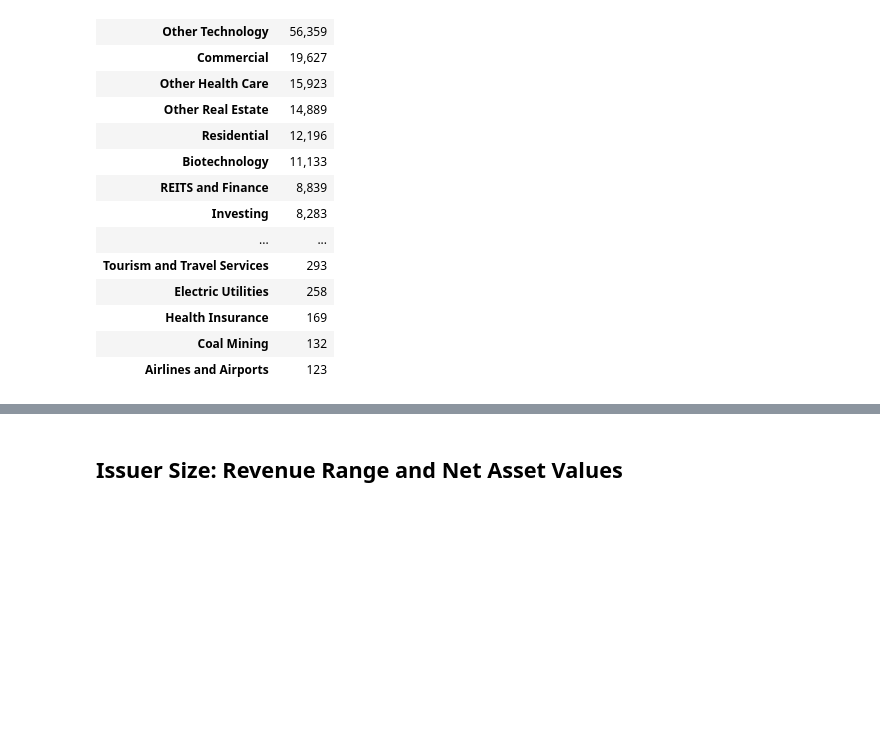
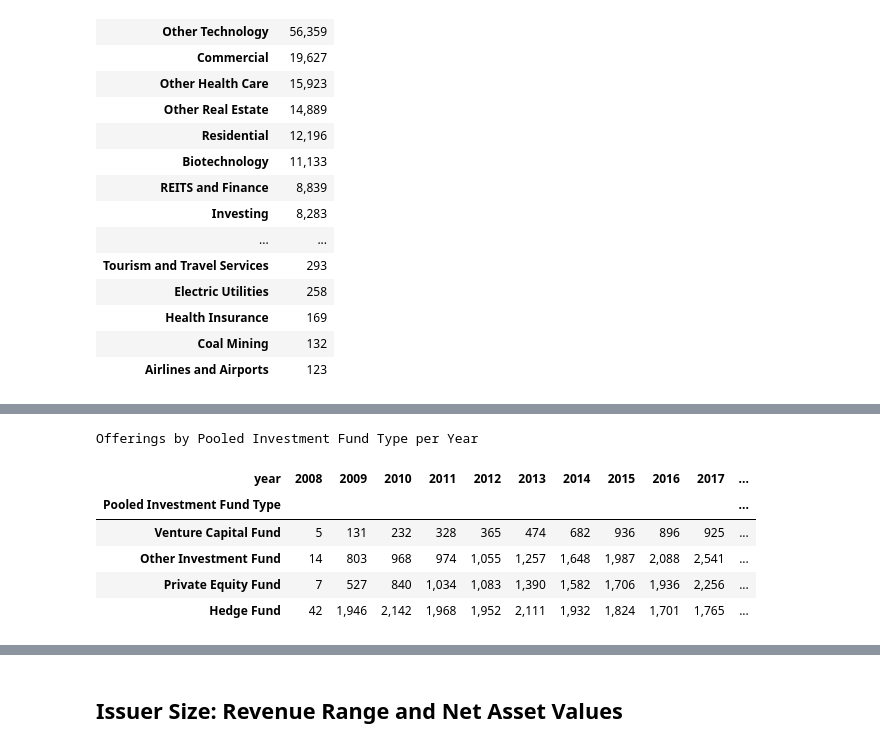
Before and after one commit to SEC-API-io/sec-api-cookbook, a Jupyter notebook: notebooks/form-d/form-d-tutorial-website.ipynb, the cells around one changed output, grey strips where cells are left out. Cells and saved outputs as stored; diff of their text form; code cells hidden in the pictures; blank space fills up the shorter version.

```diff
--- a/notebooks/form-d/form-d-tutorial-website.ipynb
+++ b/notebooks/form-d/form-d-tutorial-website.ipynb
@@ -657,0 +728,16 @@ industryGroupType
+# %%
+form_d_pooledInvestmentFunds = form_d[
+    form_d["offeringData.industryGroup.industryGroupType"] == "Pooled Investment Fund"
+]
+pooledFundTypes = (
+    form_d_pooledInvestmentFunds[
+        "offeringData.industryGroup.investmentFundInfo.investmentFundType"
+    ]
+    .value_counts()
+    .to_frame()
+)
+pooledFundTypes["count"] = pooledFundTypes["count"].apply(lambda x: f"{x:,}")
+pooledFundTypes.index.name = "Pooled Investment Fund Type"
+
+print("Offerings per Type of Pooled Investment Fund (2008 - 2024)")
+pooledFundTypes
@@ -657,0 +752,23 @@ industryGroupType
+# %%
+pooledFundTypesPiv = (
+    form_d_pooledInvestmentFunds.groupby(
+        ["offeringData.industryGroup.investmentFundInfo.investmentFundType", "year"]
+    )
+    .size()
+    .unstack()
+    .fillna(0)
+)
+pooledFundTypesPiv.index.name = "Pooled Investment Fund Type"
+pooledFundTypesPiv["total"] = pooledFundTypesPiv.sum(axis=1)
+pooledFundTypesPiv = pooledFundTypesPiv.sort_values(by="total", ascending=False)
+
+print("Offerings by Pooled Investment Fund Type per Year")
+pooledFundTypesPiv.apply(lambda x: x.apply(lambda y: f"{y:,}"), axis=1)
+# %% [output]
+Offerings by Pooled Investment Fund Type per Year
+| year | 2008 | 2009 | 2010 | 2011 | 2012 | 2013 | 2014 | 2015 | 2016 | 2017 | ... |
+| Pooled Investment Fund Type |  |  |  |  |  |  |  |  |  |  | ... |
+| Venture Capital Fund | 5 | 131 | 232 | 328 | 365 | 474 | 682 | 936 | 896 | 925 | ... |
+| Other Investment Fund | 14 | 803 | 968 | 974 | 1,055 | 1,257 | 1,648 | 1,987 | 2,088 | 2,541 | ... |
+| Private Equity Fund | 7 | 527 | 840 | 1,034 | 1,083 | 1,390 | 1,582 | 1,706 | 1,936 | 2,256 | ... |
+| Hedge Fund | 42 | 1,946 | 2,142 | 1,968 | 1,952 | 2,111 | 1,932 | 1,824 | 1,701 | 1,765 | ... |
```
Also changed, not shown: parts of 7 cells of this notebook.
